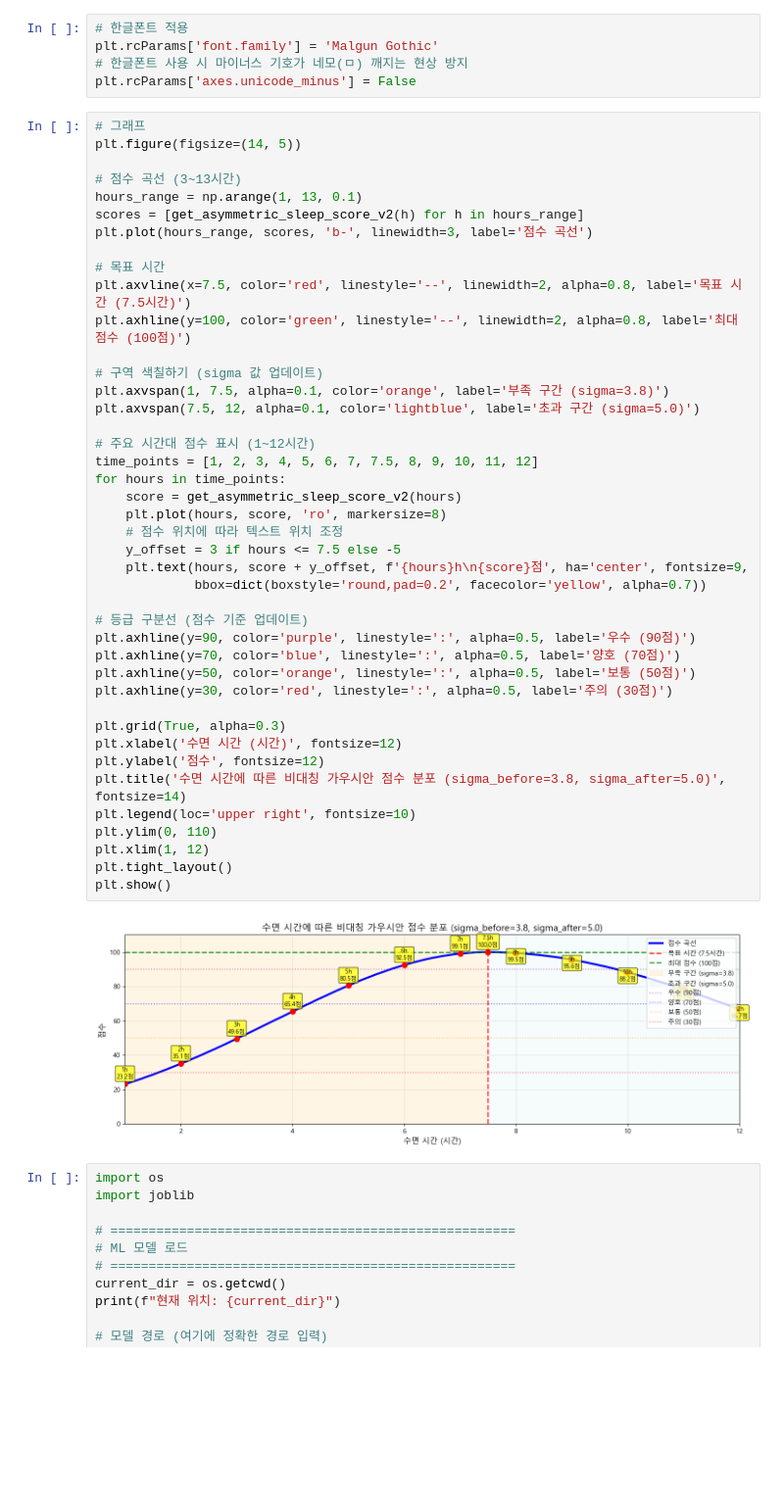
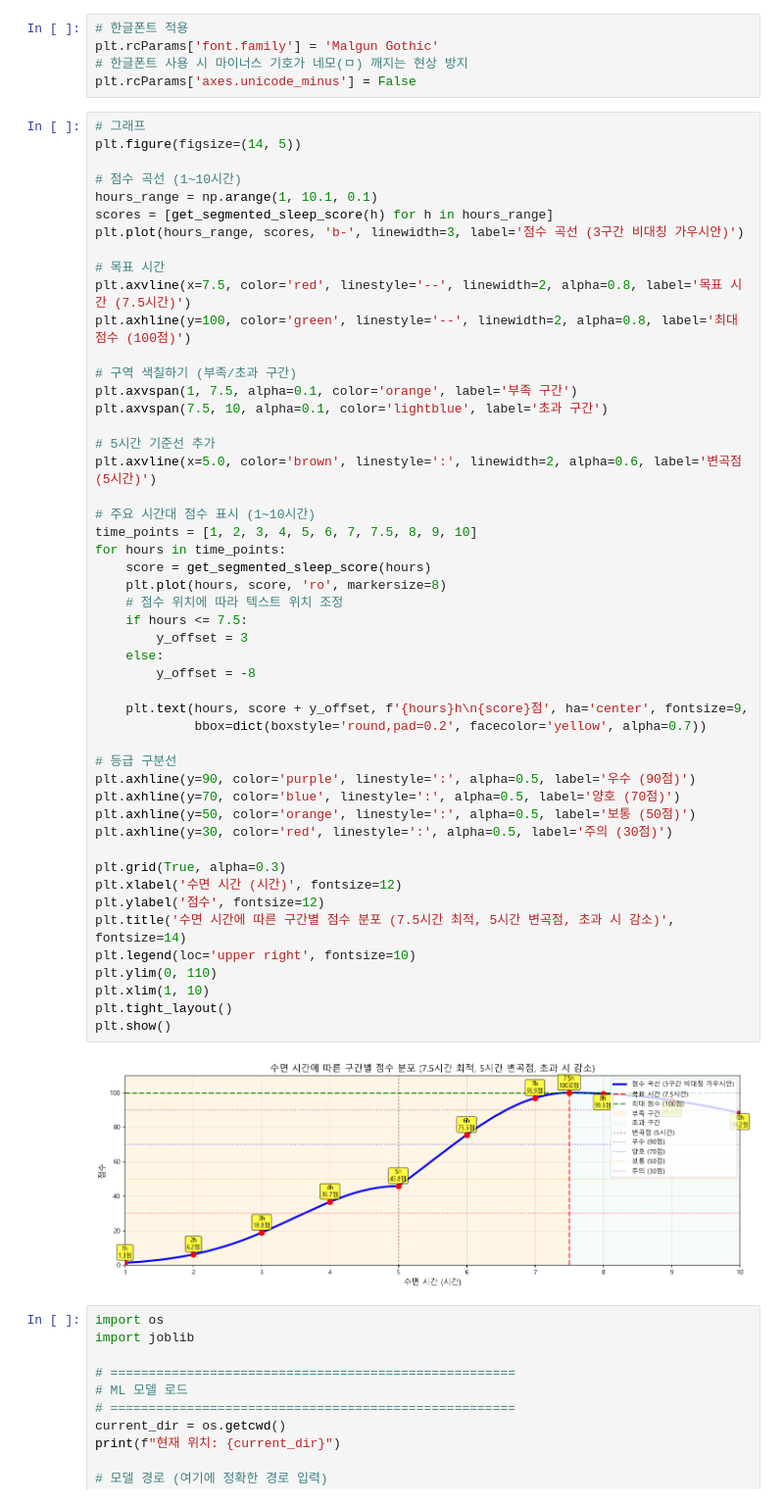
Before and after one commit to ggg08149-dot/SleepRescue2, a Jupyter notebook: Node/models/Sleep_XGBoost(ML)/sleeptime_XGBoost.ipynb, the cells around one changed output. Shown at 98% size. Cells and saved outputs as stored; diff of their text form; blank space fills up the shorter version.

```diff
--- a/Node/models/Sleep_XGBoost(ML)/sleeptime_XGBoost.ipynb
+++ b/Node/models/Sleep_XGBoost(ML)/sleeptime_XGBoost.ipynb
@@ -339,47 +383,54 @@ plt.rcParams['axes.unicode_minus'] = False
 # %%
 # 그래프
 plt.figure(figsize=(14, 5))
 
-# 점수 곡선 (3~13시간)
-hours_range = np.arange(1, 13, 0.1)
-scores = [get_asymmetric_sleep_score_v2(h) for h in hours_range]
-plt.plot(hours_range, scores, 'b-', linewidth=3, label='점수 곡선')
+# 점수 곡선 (1~10시간)
+hours_range = np.arange(1, 10.1, 0.1)
+scores = [get_segmented_sleep_score(h) for h in hours_range]
+plt.plot(hours_range, scores, 'b-', linewidth=3, label='점수 곡선 (3구간 비대칭 가우시안)')
 
 # 목표 시간
 plt.axvline(x=7.5, color='red', linestyle='--', linewidth=2, alpha=0.8, label='목표 시간 (7.5시간)')
 plt.axhline(y=100, color='green', linestyle='--', linewidth=2, alpha=0.8, label='최대 점수 (100점)')
 
-# 구역 색칠하기 (sigma 값 업데이트)
-plt.axvspan(1, 7.5, alpha=0.1, color='orange', label='부족 구간 (sigma=3.8)')
-plt.axvspan(7.5, 12, alpha=0.1, color='lightblue', label='초과 구간 (sigma=5.0)')
+# 구역 색칠하기 (부족/초과 구간)
+plt.axvspan(1, 7.5, alpha=0.1, color='orange', label='부족 구간')
+plt.axvspan(7.5, 10, alpha=0.1, color='lightblue', label='초과 구간')
 
-# 주요 시간대 점수 표시 (1~12시간)
-time_points = [1, 2, 3, 4, 5, 6, 7, 7.5, 8, 9, 10, 11, 12]
+# 5시간 기준선 추가
+plt.axvline(x=5.0, color='brown', linestyle=':', linewidth=2, alpha=0.6, label='변곡점 (5시간)')
+
+# 주요 시간대 점수 표시 (1~10시간)
+time_points = [1, 2, 3, 4, 5, 6, 7, 7.5, 8, 9, 10]
 for hours in time_points:
-    score = get_asymmetric_sleep_score_v2(hours)
+    score = get_segmented_sleep_score(hours)
     plt.plot(hours, score, 'ro', markersize=8)
     # 점수 위치에 따라 텍스트 위치 조정
-    y_offset = 3 if hours <= 7.5 else -5
+    if hours <= 7.5:
+        y_offset = 3
+    else:
+        y_offset = -8
+
     plt.text(hours, score + y_offset, f'{hours}h\n{score}점', ha='center', fontsize=9,
              bbox=dict(boxstyle='round,pad=0.2', facecolor='yellow', alpha=0.7))
 
-# 등급 구분선 (점수 기준 업데이트)
+# 등급 구분선
 plt.axhline(y=90, color='purple', linestyle=':', alpha=0.5, label='우수 (90점)')
 plt.axhline(y=70, color='blue', linestyle=':', alpha=0.5, label='양호 (70점)')
 plt.axhline(y=50, color='orange', linestyle=':', alpha=0.5, label='보통 (50점)')
 plt.axhline(y=30, color='red', linestyle=':', alpha=0.5, label='주의 (30점)')
 
 plt.grid(True, alpha=0.3)
 plt.xlabel('수면 시간 (시간)', fontsize=12)
 plt.ylabel('점수', fontsize=12)
-plt.title('수면 시간에 따른 비대칭 가우시안 점수 분포 (sigma_before=3.8, sigma_after=5.0)', fontsize=14)
+plt.title('수면 시간에 따른 구간별 점수 분포 (7.5시간 최적, 5시간 변곡점, 초과 시 감소)', fontsize=14)
 plt.legend(loc='upper right', fontsize=10)
 plt.ylim(0, 110)
-plt.xlim(1, 12)
+plt.xlim(1, 10)
 plt.tight_layout()
 plt.show()
 # %% [output]
-[figure, old version]
+[figure, new version]
 # %%
 import os
 import joblib
```
Also changed, not shown: parts of 13 cells of this notebook, 2 other files.
